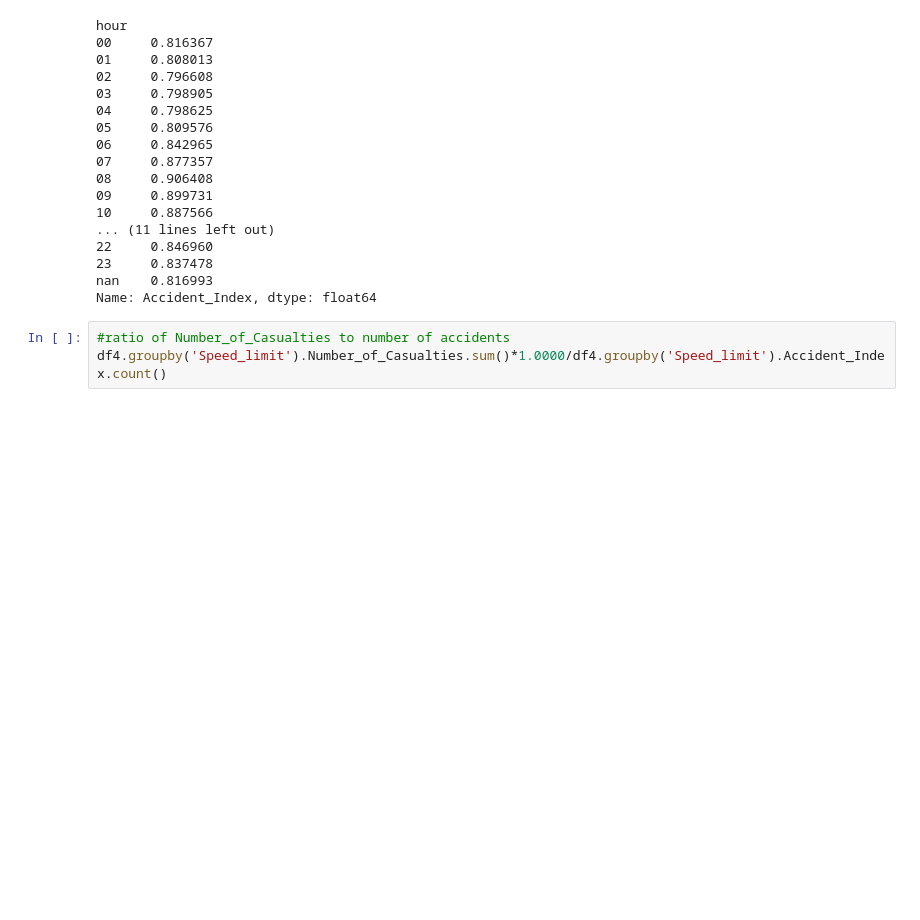
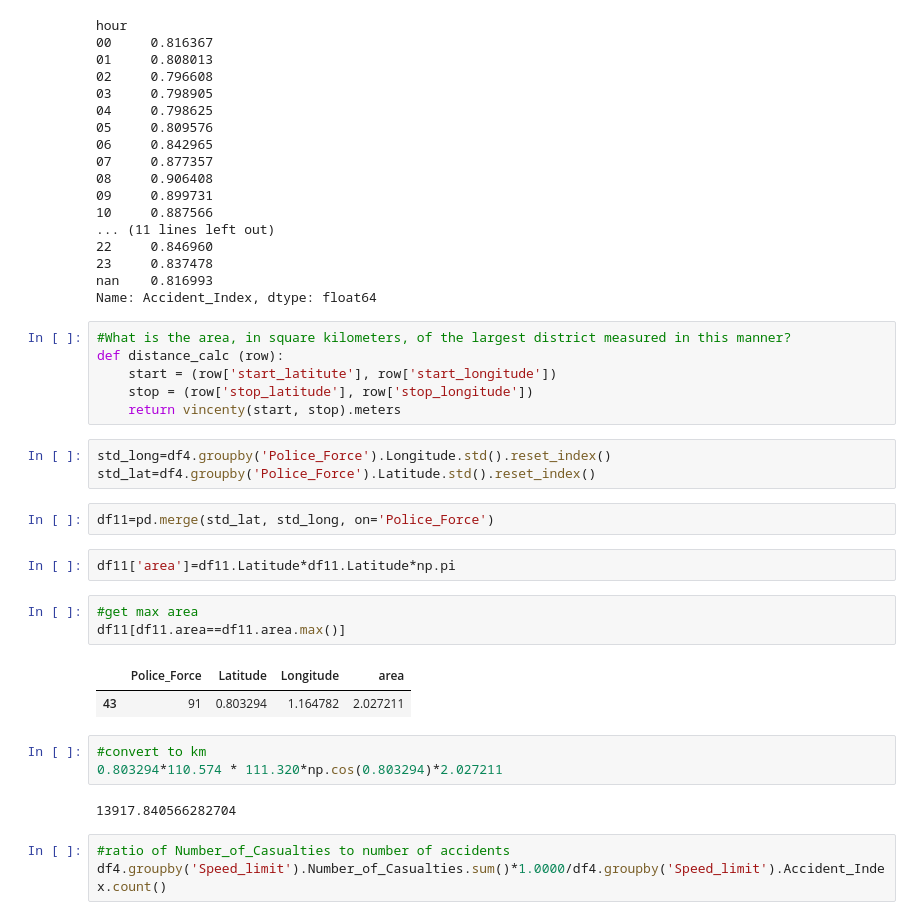
Before and after one commit to knakamor/projects, a Jupyter notebook: incubator/incubator_challenge.ipynb, the cells around one changed output. Saved outputs shown, nothing was run; the diff lists cells and outputs as text; blank space fills up the shorter version.

```diff
--- a/incubator/incubator_challenge.ipynb
+++ b/incubator/incubator_challenge.ipynb
@@ -261,6 +209,30 @@ hour
 23     0.837478
 nan    0.816993
 Name: Accident_Index, dtype: float64
+# %%
+#What is the area, in square kilometers, of the largest district measured in this manner?
+def distance_calc (row):
+    start = (row['start_latitute'], row['start_longitude'])
+    stop = (row['stop_latitude'], row['stop_longitude'])
+    return vincenty(start, stop).meters
+# %%
+std_long=df4.groupby('Police_Force').Longitude.std().reset_index()
+std_lat=df4.groupby('Police_Force').Latitude.std().reset_index()
+# %%
+df11=pd.merge(std_lat, std_long, on='Police_Force')
+# %%
+df11['area']=df11.Latitude*df11.Latitude*np.pi
+# %%
+#get max area
+df11[df11.area==df11.area.max()]
+# %% [output]
+|  | Police_Force | Latitude | Longitude | area |
+| 43 | 91 | 0.803294 | 1.164782 | 2.027211 |
+# %%
+#convert to km
+0.803294*110.574 * 111.320*np.cos(0.803294)*2.027211
+# %% [output]
+13917.840566282704
 # %%
 #ratio of Number_of_Casualties to number of accidents
 df4.groupby('Speed_limit').Number_of_Casualties.sum()*1.0000/df4.groupby('Speed_limit').Accident_Index.count()
```
Also changed, not shown: parts of 17 cells of this notebook.
